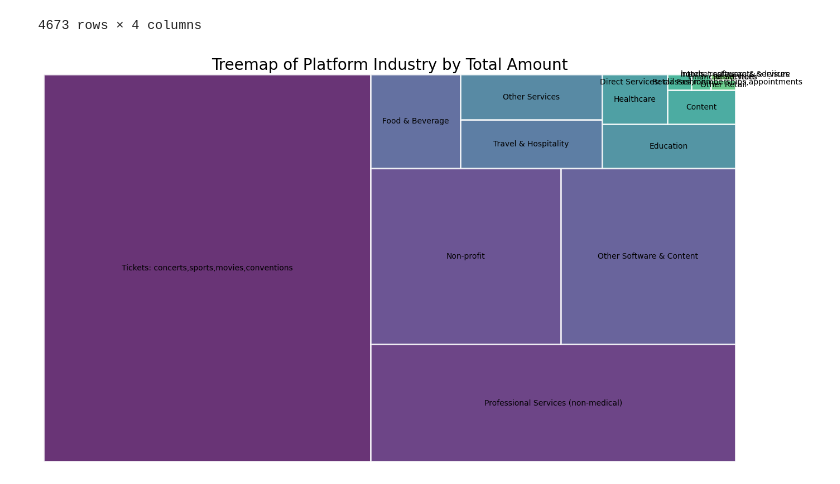
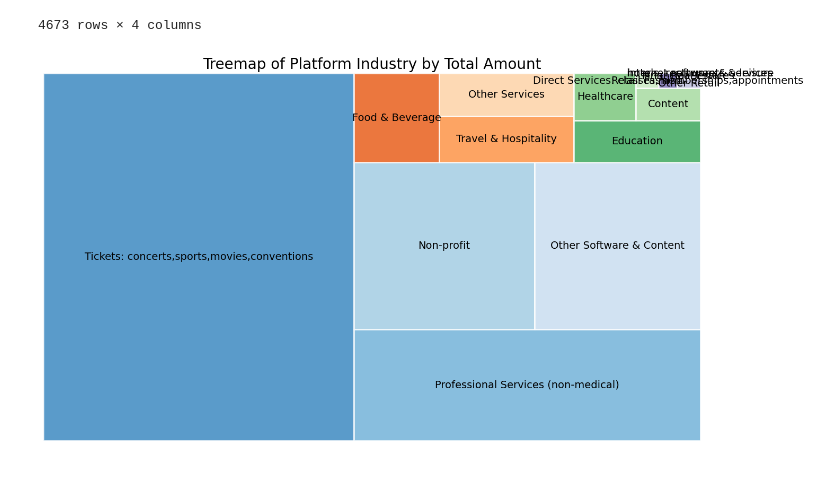
Before and after one commit to M2Chang/Python-Learning, a Jupyter notebook: Stripe Analysis.ipynb, the cells around one changed output. Drawn from its saved outputs; the diff is of its cells as text; code cells hidden in the pictures.

```diff
--- a/Stripe Analysis.ipynb
+++ b/Stripe Analysis.ipynb
@@ -837,32 +873,32 @@ See the caveats in the documentation: https://pandas.pydata.org/pandas-docs/stab
 industry_totals = industry_perform_df.groupby('platform_industry')['amount'].sum().reset_index()
 
 # Sort the DataFrame to ensure that larger blocks are positioned first
 industry_totals = industry_totals.sort_values(by='amount', ascending=False)
 
 # Improved color palette
-colors = [plt.cm.viridis(i/float(len(industry_totals))) for i in range(len(industry_totals))]
+colors = [plt.cm.tab20c(i/float(len(industry_totals))) for i in range(len(industry_totals))]
 
 # Create a squarify plot
 plt.figure(figsize=(16, 9))
 squarify.plot(
     sizes=industry_totals['amount'],  # Directly use the 'amount' column for sizes
     label=industry_totals['platform_industry'],
     color=colors,
     alpha=0.8,
     edgecolor="white",
     linewidth=2
 )
 
 # Remove axes
 plt.axis('off')
 
 # Add a title with a larger font size
 plt.title('Treemap of Platform Industry by Total Amount', fontsize=20)
 
 # Improve label size based on your preference and the size of your segments
 plt.rc('font', size=14)
 
 # Show the plot with adjusted figure size
 plt.show()
 # %% [output]
-[figure, old version]
+[figure, new version]
```
Also changed, not shown: parts of 17 cells of this notebook.
